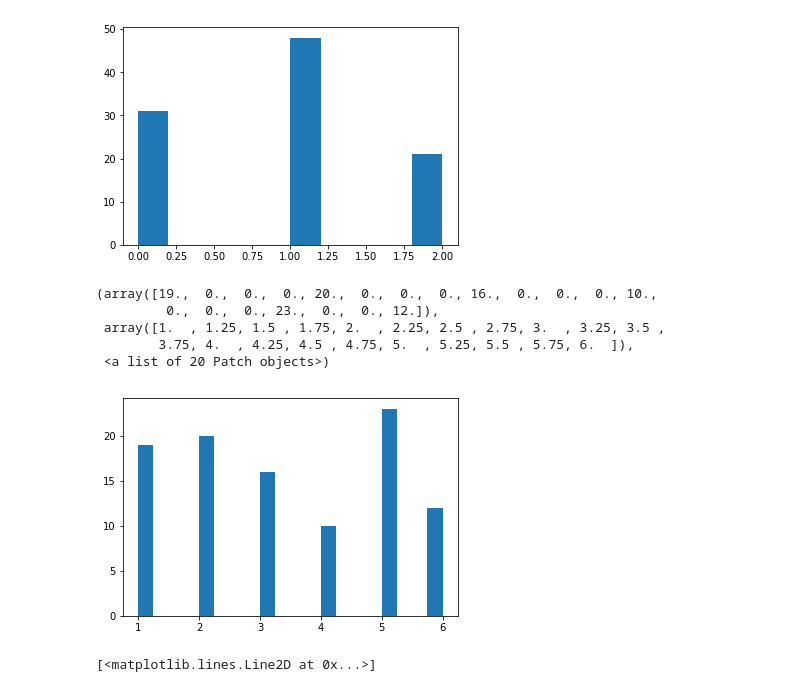
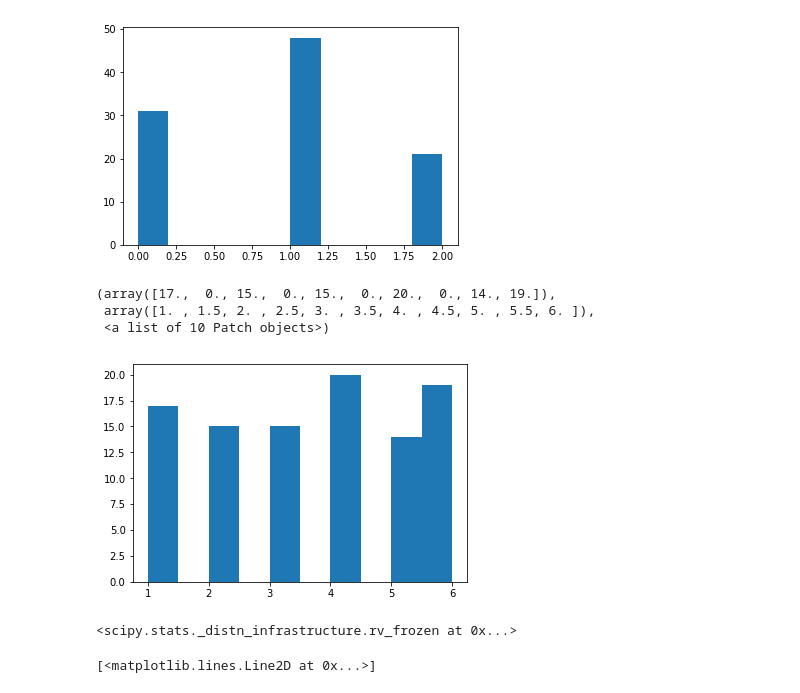
Before and after one commit to cabulut/data-pt-ber-08-20, a Jupyter notebook: Labs/module-2_labs/02_probabilities/Probability and Probability Distributions.ipynb, the cells around one changed output. Cells and saved outputs as stored; diff of their text form; code cells hidden in the pictures.

```diff
--- a/Labs/module-2_labs/02_probabilities/Probability and Probability Distributions.ipynb
+++ b/Labs/module-2_labs/02_probabilities/Probability and Probability Distributions.ipynb
@@ -199,16 +237,18 @@ plt.hist(B)
 # %%
 p = 0.5 #1 kere atildiginda head gelme ihtimali
 n = 20 # kac kere atacagiz
 binomial = scipy.stats.binom(n,p)
 B = binomial.rvs(size=100)
-plt.hist(X,bins=20)
+plt.hist(X)
 # %% [output]
-(array([19.,  0.,  0.,  0., 20.,  0.,  0.,  0., 16.,  0.,  0.,  0., 10.,
-         0.,  0.,  0., 23.,  0.,  0., 12.]),
- array([1.  , 1.25, 1.5 , 1.75, 2.  , 2.25, 2.5 , 2.75, 3.  , 3.25, 3.5 ,
-        3.75, 4.  , 4.25, 4.5 , 4.75, 5.  , 5.25, 5.5 , 5.75, 6.  ]),
- <a list of 20 Patch objects>)
+(array([17.,  0., 15.,  0., 15.,  0., 20.,  0., 14., 19.]),
+ array([1. , 1.5, 2. , 2.5, 3. , 3.5, 4. , 4.5, 5. , 5.5, 6. ]),
+ <a list of 10 Patch objects>)
-[figure, old version]
+[figure, new version]
+# %%
+binomial
+# %% [output]
+<scipy.stats._distn_infrastructure.rv_frozen at 0x...>
 # %%
 numrange = range(-10,30)
 plt.plot(numrange,binomial.pmf(numrange),"o")
```
Also changed, not shown: parts of 9 cells of this notebook, 21 other files.
